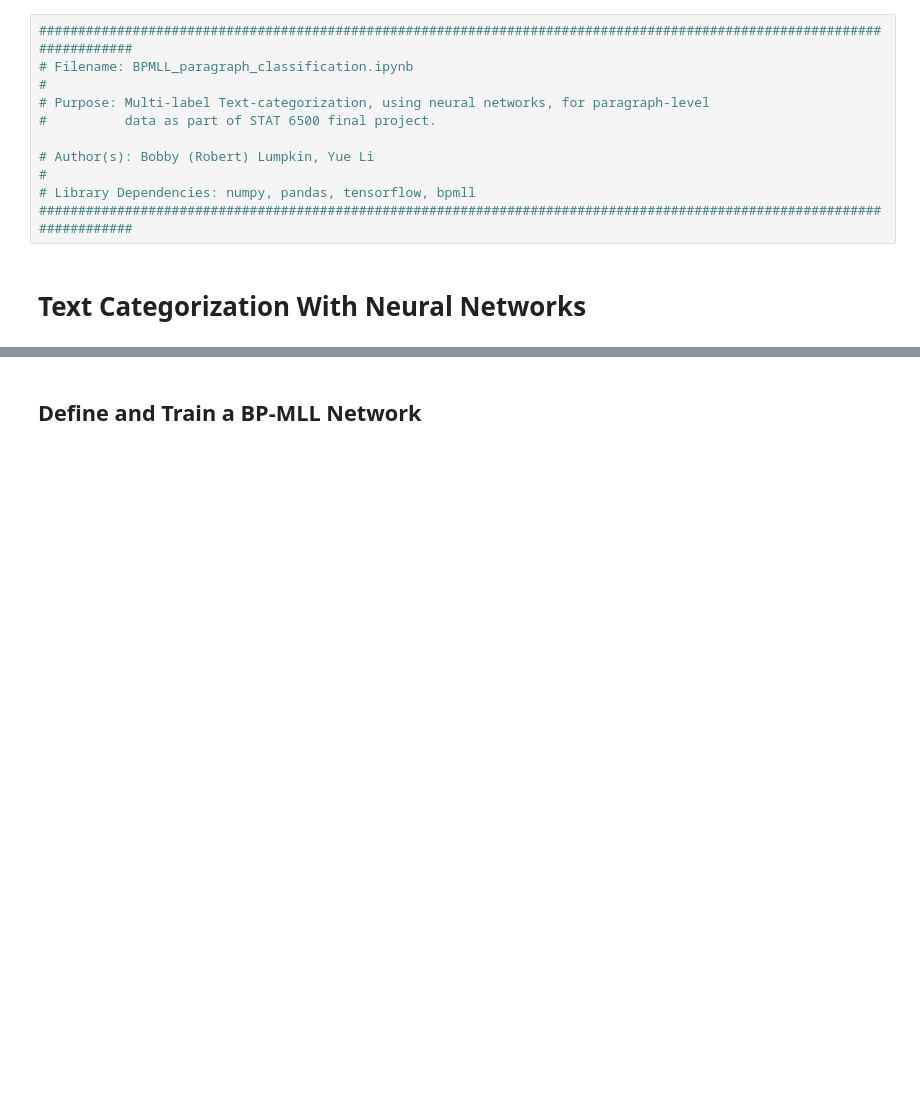
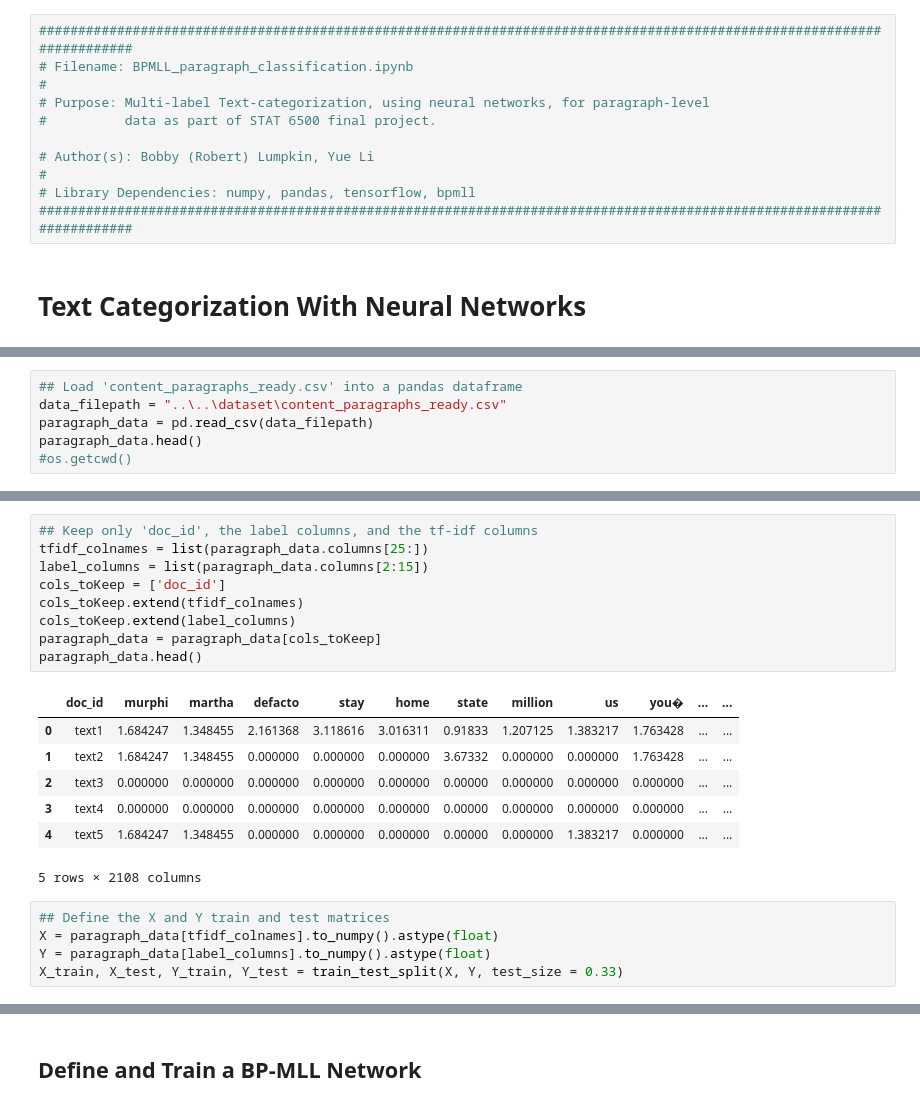
Before and after one commit to architdatar/NewsArticleClassification, a Jupyter notebook: codes/BP-MLL Text Categorization/BPMLL_paragraph_classification.ipynb, the cells around one changed output, grey strips where cells are left out. Cells and saved outputs as stored; diff of their text form; blank space fills up the shorter version.

```diff
--- a/codes/BP-MLL Text Categorization/BPMLL_paragraph_classification.ipynb
+++ b/codes/BP-MLL Text Categorization/BPMLL_paragraph_classification.ipynb
@@ -25,0 +29,6 @@ from threshold_learning import predict_test_labels_binary    ## Import the 'pred
+# %%
+## Load 'content_paragraphs_ready.csv' into a pandas dataframe
+data_filepath = "..\..\dataset\content_paragraphs_ready.csv"
+paragraph_data = pd.read_csv(data_filepath)
+paragraph_data.head()
+#os.getcwd()
@@ -25,0 +43,22 @@ from threshold_learning import predict_test_labels_binary    ## Import the 'pred
+# %%
+## Keep only 'doc_id', the label columns, and the tf-idf columns
+tfidf_colnames = list(paragraph_data.columns[25:])
+label_columns = list(paragraph_data.columns[2:15])
+cols_toKeep = ['doc_id']
+cols_toKeep.extend(tfidf_colnames)
+cols_toKeep.extend(label_columns)
+paragraph_data = paragraph_data[cols_toKeep]
+paragraph_data.head()
+# %% [output]
+|  | doc_id | murphi | martha | defacto | stay | home | state | million | us | you� | ... | ... |
+| 0 | text1 | 1.684247 | 1.348455 | 2.161368 | 3.118616 | 3.016311 | 0.91833 | 1.207125 | 1.383217 | 1.763428 | ... | ... |
+| 1 | text2 | 1.684247 | 1.348455 | 0.000000 | 0.000000 | 0.000000 | 3.67332 | 0.000000 | 0.000000 | 1.763428 | ... | ... |
+| 2 | text3 | 0.000000 | 0.000000 | 0.000000 | 0.000000 | 0.000000 | 0.00000 | 0.000000 | 0.000000 | 0.000000 | ... | ... |
+| 3 | text4 | 0.000000 | 0.000000 | 0.000000 | 0.000000 | 0.000000 | 0.00000 | 0.000000 | 0.000000 | 0.000000 | ... | ... |
+| 4 | text5 | 1.684247 | 1.348455 | 0.000000 | 0.000000 | 0.000000 | 0.00000 | 0.000000 | 1.383217 | 0.000000 | ... | ... |
+5 rows × 2108 columns
+# %%
+## Define the X and Y train and test matrices
+X = paragraph_data[tfidf_colnames].to_numpy().astype(float)
+Y = paragraph_data[label_columns].to_numpy().astype(float)
+X_train, X_test, Y_train, Y_test = train_test_split(X, Y, test_size = 0.33)
```
Also changed, not shown: parts of 15 cells of this notebook.
